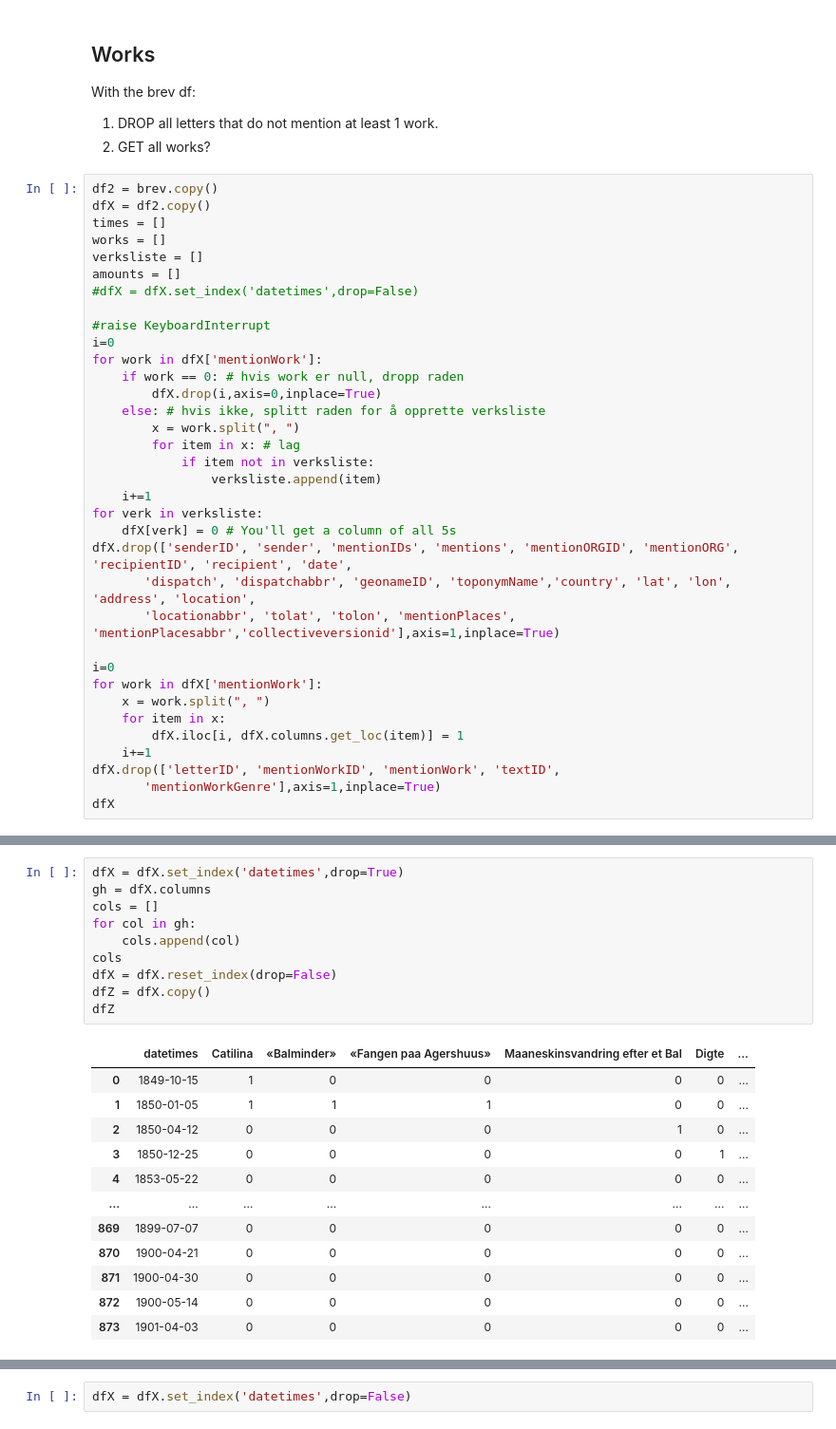
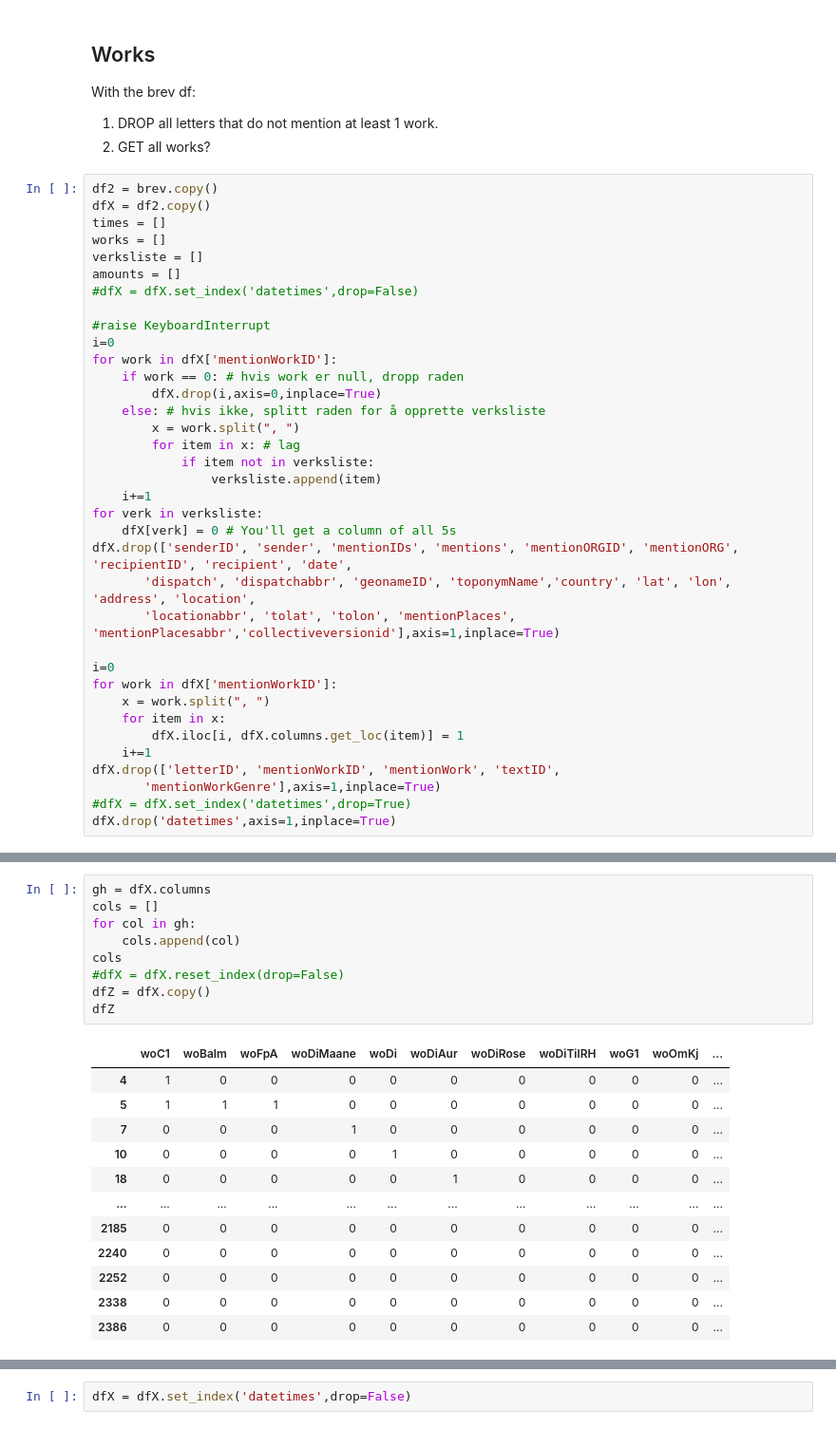
Before and after one commit to Loke-git/INR, a Jupyter notebook: INR.ipynb, the cells around one changed output, grey strips where cells are left out. Shown: that part at 95% size. Drawn from its saved outputs; the diff is of its cells as text.

```diff
--- a/INR.ipynb
+++ b/INR.ipynb
@@ -543,7 +541,7 @@ amounts = []
 
 #raise KeyboardInterrupt
 i=0
-for work in dfX['mentionWork']:
+for work in dfX['mentionWorkID']:
     if work == 0: # hvis work er null, dropp raden
         dfX.drop(i,axis=0,inplace=True)
     else: # hvis ikke, splitt raden for å opprette verksliste
@@ -559,11 +557,12 @@ dfX.drop(['senderID', 'sender', 'mentionIDs', 'mentions', 'mentionORGID', 'menti
        'locationabbr', 'tolat', 'tolon', 'mentionPlaces', 'mentionPlacesabbr','collectiveversionid'],axis=1,inplace=True)
 
 i=0
-for work in dfX['mentionWork']:
+for work in dfX['mentionWorkID']:
     x = work.split(", ")
     for item in x:
         dfX.iloc[i, dfX.columns.get_loc(item)] = 1
     i+=1
 dfX.drop(['letterID', 'mentionWorkID', 'mentionWork', 'textID',
        'mentionWorkGenre'],axis=1,inplace=True)
-dfX
+#dfX = dfX.set_index('datetimes',drop=True)
+dfX.drop('datetimes',axis=1,inplace=True)
@@ -584,23 +585,22 @@ dfX
 # %%
-dfX = dfX.set_index('datetimes',drop=True)
 gh = dfX.columns
 cols = []
 for col in gh:
     cols.append(col)
 cols
-dfX = dfX.reset_index(drop=False)
+#dfX = dfX.reset_index(drop=False)
 dfZ = dfX.copy()
 dfZ
 # %% [output]
-|  | datetimes | Catilina | «Balminder» | «Fangen paa Agershuus» | Maaneskinsvandring efter et Bal | Digte | ... |
-| 0 | 1849-10-15 | 1 | 0 | 0 | 0 | 0 | ... |
-| 1 | 1850-01-05 | 1 | 1 | 1 | 0 | 0 | ... |
-| 2 | 1850-04-12 | 0 | 0 | 0 | 1 | 0 | ... |
-| 3 | 1850-12-25 | 0 | 0 | 0 | 0 | 1 | ... |
-| 4 | 1853-05-22 | 0 | 0 | 0 | 0 | 0 | ... |
-| ... | ... | ... | ... | ... | ... | ... | ... |
-| 869 | 1899-07-07 | 0 | 0 | 0 | 0 | 0 | ... |
-| 870 | 1900-04-21 | 0 | 0 | 0 | 0 | 0 | ... |
-| 871 | 1900-04-30 | 0 | 0 | 0 | 0 | 0 | ... |
-| 872 | 1900-05-14 | 0 | 0 | 0 | 0 | 0 | ... |
-| 873 | 1901-04-03 | 0 | 0 | 0 | 0 | 0 | ... |
+|  | woC1 | woBalm | woFpA | woDiMaane | woDi | woDiAur | woDiRose | woDiTilRH | woG1 | woOmKj | ... |
+| 4 | 1 | 0 | 0 | 0 | 0 | 0 | 0 | 0 | 0 | 0 | ... |
+| 5 | 1 | 1 | 1 | 0 | 0 | 0 | 0 | 0 | 0 | 0 | ... |
+| 7 | 0 | 0 | 0 | 1 | 0 | 0 | 0 | 0 | 0 | 0 | ... |
+| 10 | 0 | 0 | 0 | 0 | 1 | 0 | 0 | 0 | 0 | 0 | ... |
+| 18 | 0 | 0 | 0 | 0 | 0 | 1 | 0 | 0 | 0 | 0 | ... |
+| ... | ... | ... | ... | ... | ... | ... | ... | ... | ... | ... | ... |
+| 2185 | 0 | 0 | 0 | 0 | 0 | 0 | 0 | 0 | 0 | 0 | ... |
+| 2240 | 0 | 0 | 0 | 0 | 0 | 0 | 0 | 0 | 0 | 0 | ... |
+| 2252 | 0 | 0 | 0 | 0 | 0 | 0 | 0 | 0 | 0 | 0 | ... |
+| 2338 | 0 | 0 | 0 | 0 | 0 | 0 | 0 | 0 | 0 | 0 | ... |
+| 2386 | 0 | 0 | 0 | 0 | 0 | 0 | 0 | 0 | 0 | 0 | ... |
```
Also changed, not shown: parts of 9 cells of this notebook, 2 other files.
